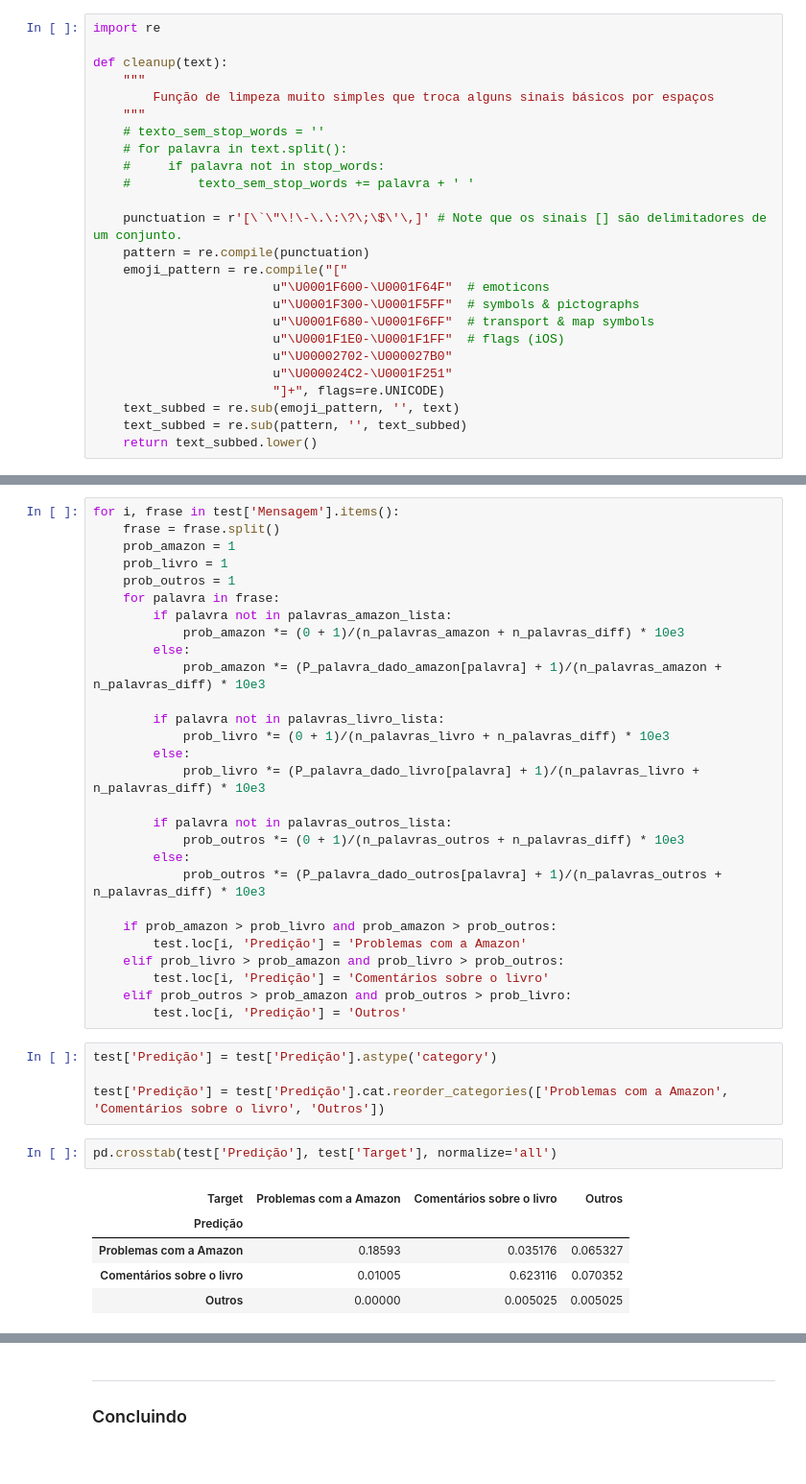
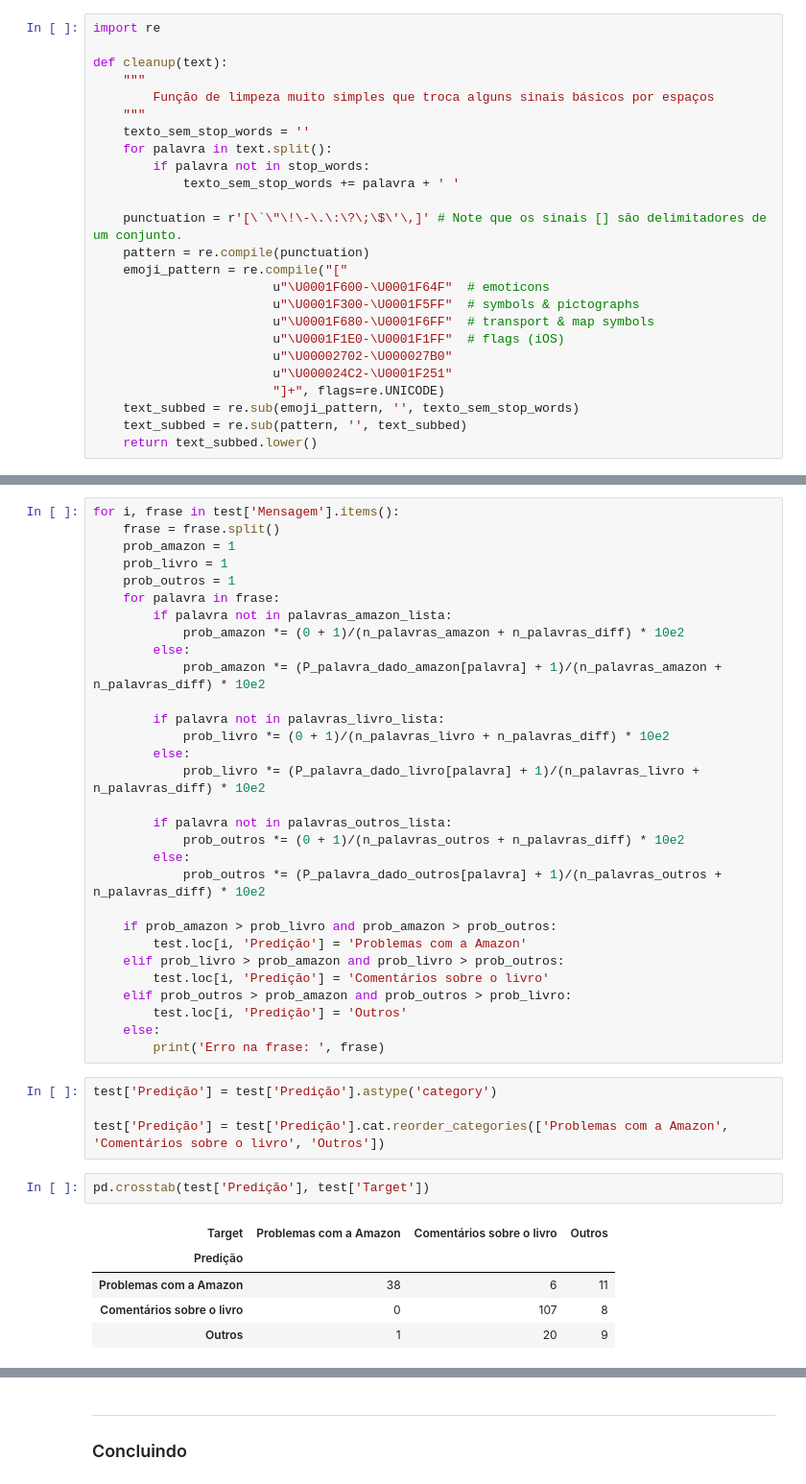
Before and after one commit to Phvr06/cdados-p1, a Jupyter notebook: Projeto1 Template.ipynb, the cells around one changed output, grey strips where cells are left out. Shown at 96% size. Cells and saved outputs as stored; diff of their text form.

Commit message:
Correção na predição

```diff
--- a/Projeto1 Template.ipynb
+++ b/Projeto1 Template.ipynb
@@ -84,10 +84,10 @@ def cleanup(text):
     """
         Função de limpeza muito simples que troca alguns sinais básicos por espaços
     """
-    # texto_sem_stop_words = ''
-    # for palavra in text.split():
-    #     if palavra not in stop_words:
-    #         texto_sem_stop_words += palavra + ' '
+    texto_sem_stop_words = ''
+    for palavra in text.split():
+        if palavra not in stop_words:
+            texto_sem_stop_words += palavra + ' '
 
     punctuation = r'[\`\"\!\-\.\:\?\;\$\'\,]' # Note que os sinais [] são delimitadores de um conjunto.
     pattern = re.compile(punctuation)
@@ -99,7 +99,7 @@ def cleanup(text):
                         u"\U00002702-\U000027B0"
                         u"\U000024C2-\U0001F251"
                         "]+", flags=re.UNICODE)
-    text_subbed = re.sub(emoji_pattern, '', text)
+    text_subbed = re.sub(emoji_pattern, '', texto_sem_stop_words)
     text_subbed = re.sub(pattern, '', text_subbed)
     return text_subbed.lower()
 # %%
@@ -269,19 +274,19 @@ for i, frase in test['Mensagem'].items():
     prob_outros = 1
     for palavra in frase:
         if palavra not in palavras_amazon_lista:
-            prob_amazon *= (0 + 1)/(n_palavras_amazon + n_palavras_diff) * 10e3
+            prob_amazon *= (0 + 1)/(n_palavras_amazon + n_palavras_diff) * 10e2
         else:
-            prob_amazon *= (P_palavra_dado_amazon[palavra] + 1)/(n_palavras_amazon + n_palavras_diff) * 10e3
+            prob_amazon *= (P_palavra_dado_amazon[palavra] + 1)/(n_palavras_amazon + n_palavras_diff) * 10e2
 
         if palavra not in palavras_livro_lista:
-            prob_livro *= (0 + 1)/(n_palavras_livro + n_palavras_diff) * 10e3
+            prob_livro *= (0 + 1)/(n_palavras_livro + n_palavras_diff) * 10e2
         else:
-            prob_livro *= (P_palavra_dado_livro[palavra] + 1)/(n_palavras_livro + n_palavras_diff) * 10e3
+            prob_livro *= (P_palavra_dado_livro[palavra] + 1)/(n_palavras_livro + n_palavras_diff) * 10e2
 
         if palavra not in palavras_outros_lista:
-            prob_outros *= (0 + 1)/(n_palavras_outros + n_palavras_diff) * 10e3
+            prob_outros *= (0 + 1)/(n_palavras_outros + n_palavras_diff) * 10e2
         else:
-            prob_outros *= (P_palavra_dado_outros[palavra] + 1)/(n_palavras_outros + n_palavras_diff) * 10e3
+            prob_outros *= (P_palavra_dado_outros[palavra] + 1)/(n_palavras_outros + n_palavras_diff) * 10e2
 
     if prob_amazon > prob_livro and prob_amazon > prob_outros:
         test.loc[i, 'Predição'] = 'Problemas com a Amazon'
@@ -289,15 +294,17 @@ for i, frase in test['Mensagem'].items():
         test.loc[i, 'Predição'] = 'Comentários sobre o livro'
     elif prob_outros > prob_amazon and prob_outros > prob_livro:
         test.loc[i, 'Predição'] = 'Outros'
+    else:
+        print('Erro na frase: ', frase)
 # %%
 test['Predição'] = test['Predição'].astype('category')
 
 test['Predição'] = test['Predição'].cat.reorder_categories(['Problemas com a Amazon', 'Comentários sobre o livro', 'Outros'])
 # %%
-pd.crosstab(test['Predição'], test['Target'], normalize='all')
+pd.crosstab(test['Predição'], test['Target'])
 # %% [output]
 | Target | Problemas com a Amazon | Comentários sobre o livro | Outros |
 | Predição |  |  |  |
-| Problemas com a Amazon | 0.18593 | 0.035176 | 0.065327 |
-| Comentários sobre o livro | 0.01005 | 0.623116 | 0.070352 |
-| Outros | 0.00000 | 0.005025 | 0.005025 |
+| Problemas com a Amazon | 38 | 6 | 11 |
+| Comentários sobre o livro | 0 | 107 | 8 |
+| Outros | 1 | 20 | 9 |
```
Also changed, not shown: parts of 5 cells of this notebook.
